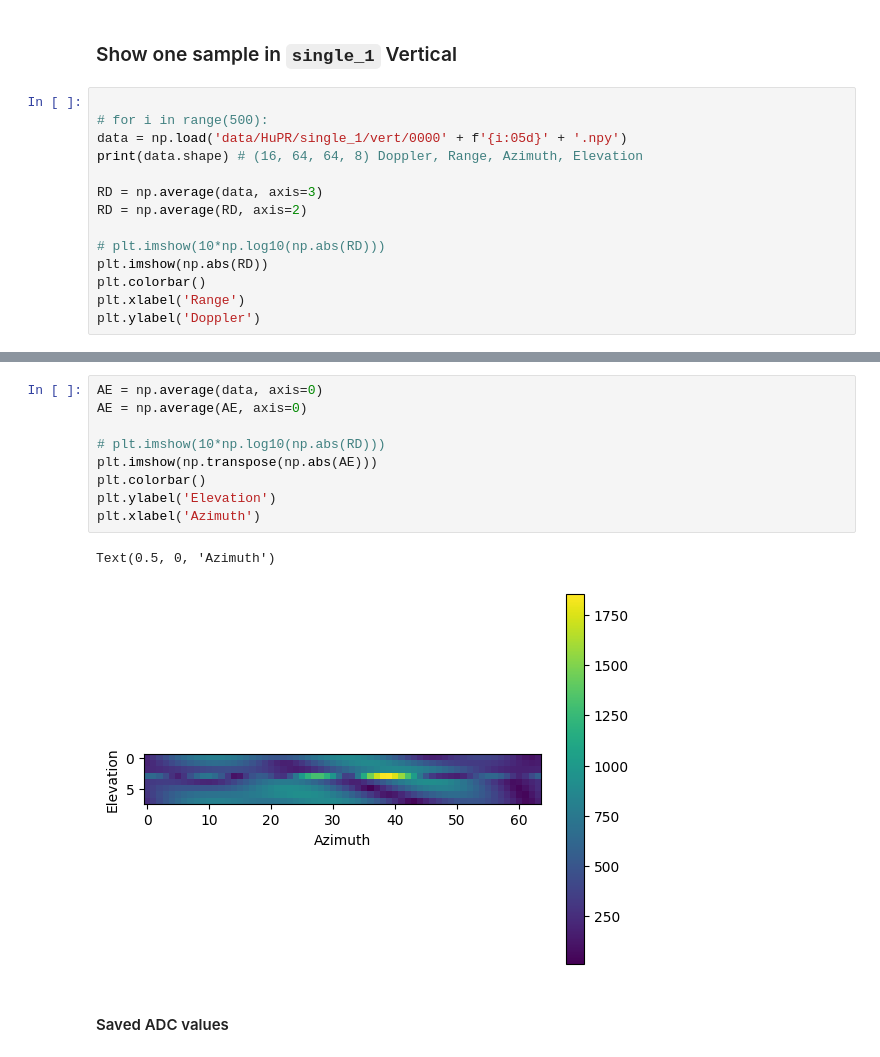
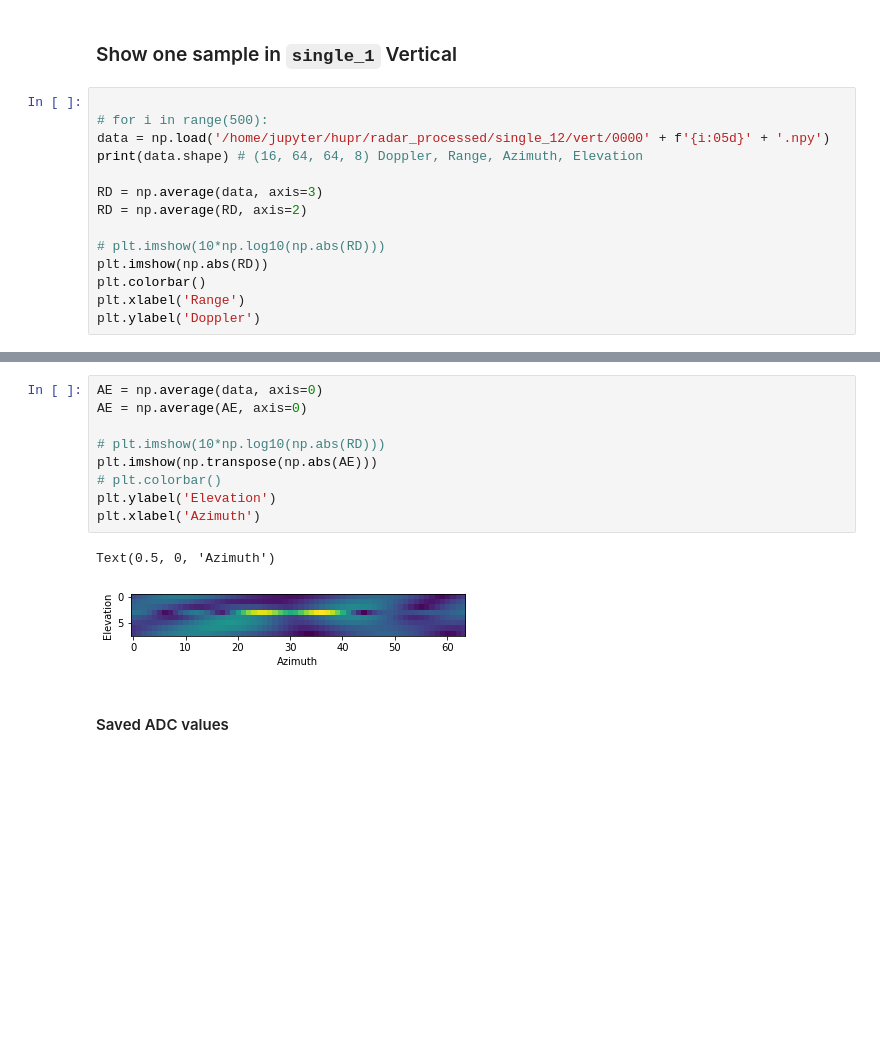
Before and after one commit to yangs12/HuPR-A-Benchmark-for-Human-Pose-Estimation-Using-Millimeter-Wave-Radar, a Jupyter notebook: Visualization-HuPR.ipynb, the cells around one changed output, grey strips where cells are left out. Cells and saved outputs as stored; diff of their text form; blank space fills up the shorter version.

```diff
--- a/Visualization-HuPR.ipynb
+++ b/Visualization-HuPR.ipynb
@@ -83,7 +113,7 @@ Text(0.5, 0, 'Azimuth')
 # %%
 
 # for i in range(500):
-data = np.load('data/HuPR/single_1/vert/0000' + f'{i:05d}' + '.npy')
+data = np.load('/home/jupyter/hupr/radar_processed/single_12/vert/0000' + f'{i:05d}' + '.npy')
 print(data.shape) # (16, 64, 64, 8) Doppler, Range, Azimuth, Elevation
 
 RD = np.average(data, axis=3)
@@ -101,15 +131,15 @@ Text(0, 0.5, 'Doppler')
 # %%
 AE = np.average(data, axis=0)
 AE = np.average(AE, axis=0)
 
 # plt.imshow(10*np.log10(np.abs(RD)))
 plt.imshow(np.transpose(np.abs(AE)))
-plt.colorbar()
+# plt.colorbar()
 plt.ylabel('Elevation')
 plt.xlabel('Azimuth')
 # %% [output]
 Text(0.5, 0, 'Azimuth')
-[figure, old version]
+[figure, new version]
 # %% [markdown]
 #### Saved ADC values
 # %%
```
Also changed, not shown: parts of 4 cells of this notebook, 10 other files.
